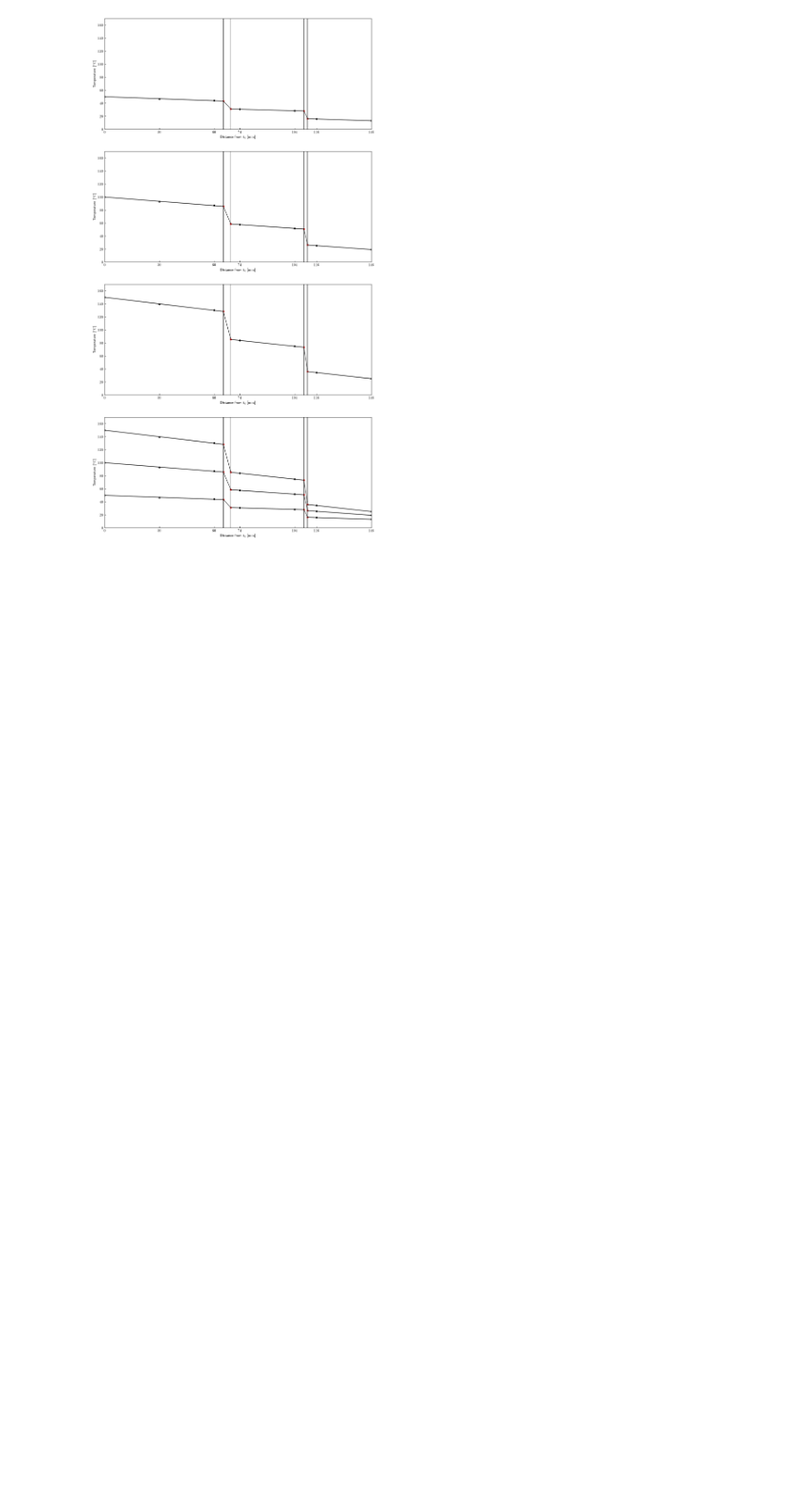
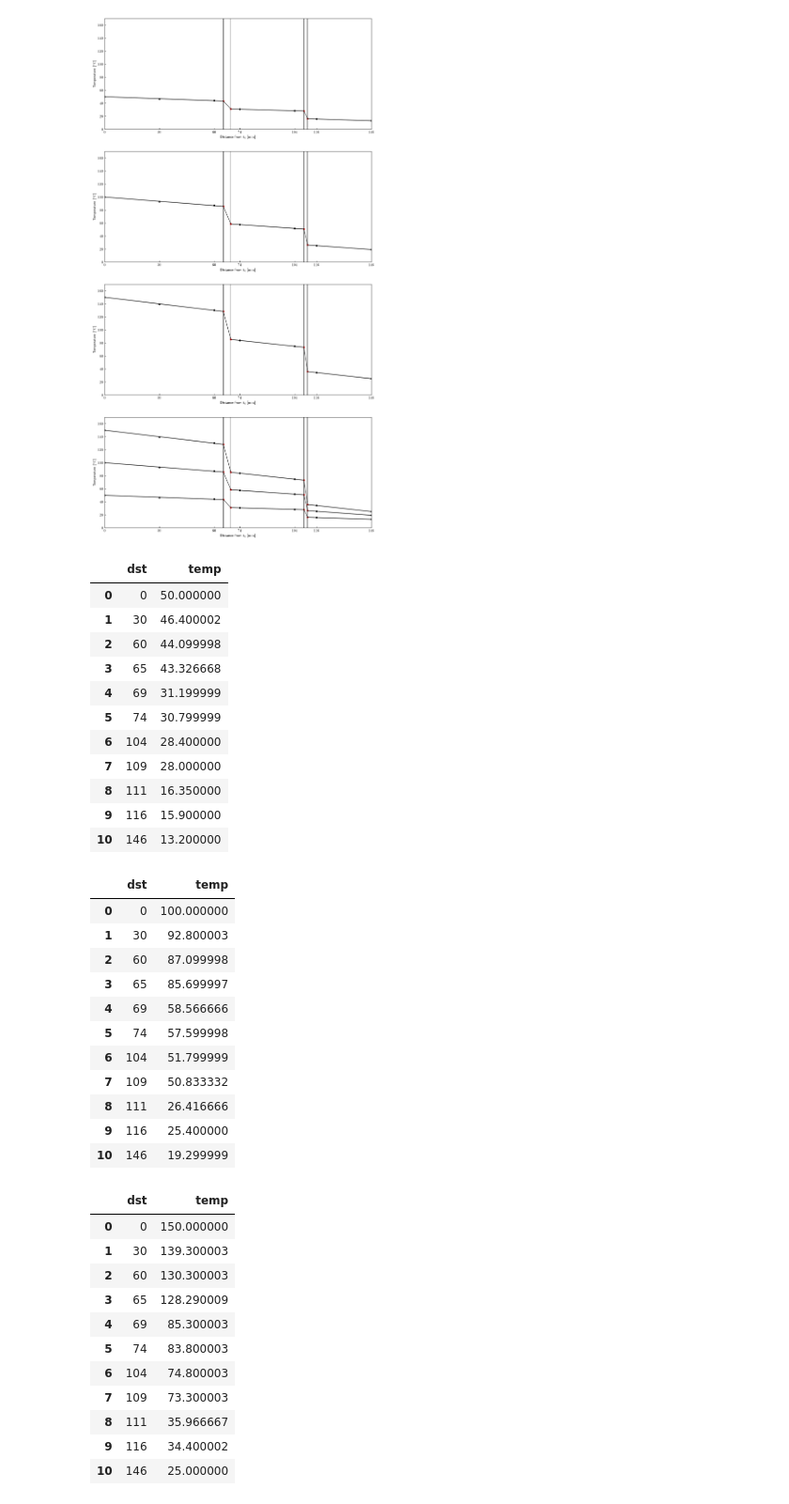
Before and after one commit to nami-minami/experimental-data, a Jupyter notebook: chemical-engineering/heat-transfer/main.ipynb, the cells around one changed output. Shown: that part at 94% size. Drawn from its saved outputs; the diff is of its cells as text; code cells hidden in the pictures; blank space fills up the shorter version.

```diff
--- a/chemical-engineering/heat-transfer/main.ipynb
+++ b/chemical-engineering/heat-transfer/main.ipynb
@@ -119,3 +123,44 @@ def computeData(spec_times=("1回目", "1回目", "1回目")):
 computeData(("1回目", "1回目", "1回目"))
 # %% [output]
 [figure]
+# %%
+df = pd.read_excel("return.xlsx", sheet_name=None)
+for i in df.values():
+    display(i)
+# %% [output]
+|  | dst | temp |
+| 0 | 0 | 50.000000 |
+| 1 | 30 | 46.400002 |
+| 2 | 60 | 44.099998 |
+| 3 | 65 | 43.326668 |
+| 4 | 69 | 31.199999 |
+| 5 | 74 | 30.799999 |
+| 6 | 104 | 28.400000 |
+| 7 | 109 | 28.000000 |
+| 8 | 111 | 16.350000 |
+| 9 | 116 | 15.900000 |
+| 10 | 146 | 13.200000 |
+|  | dst | temp |
+| 0 | 0 | 100.000000 |
+| 1 | 30 | 92.800003 |
+| 2 | 60 | 87.099998 |
+| 3 | 65 | 85.699997 |
+| 4 | 69 | 58.566666 |
+| 5 | 74 | 57.599998 |
+| 6 | 104 | 51.799999 |
+| 7 | 109 | 50.833332 |
+| 8 | 111 | 26.416666 |
+| 9 | 116 | 25.400000 |
+| 10 | 146 | 19.299999 |
+|  | dst | temp |
+| 0 | 0 | 150.000000 |
+| 1 | 30 | 139.300003 |
+| 2 | 60 | 130.300003 |
+| 3 | 65 | 128.290009 |
+| 4 | 69 | 85.300003 |
+| 5 | 74 | 83.800003 |
+| 6 | 104 | 74.800003 |
+| 7 | 109 | 73.300003 |
+| 8 | 111 | 35.966667 |
+| 9 | 116 | 34.400002 |
+| 10 | 146 | 25.000000 |
```
Also changed, not shown: parts of 4 cells of this notebook, 2 other files.
